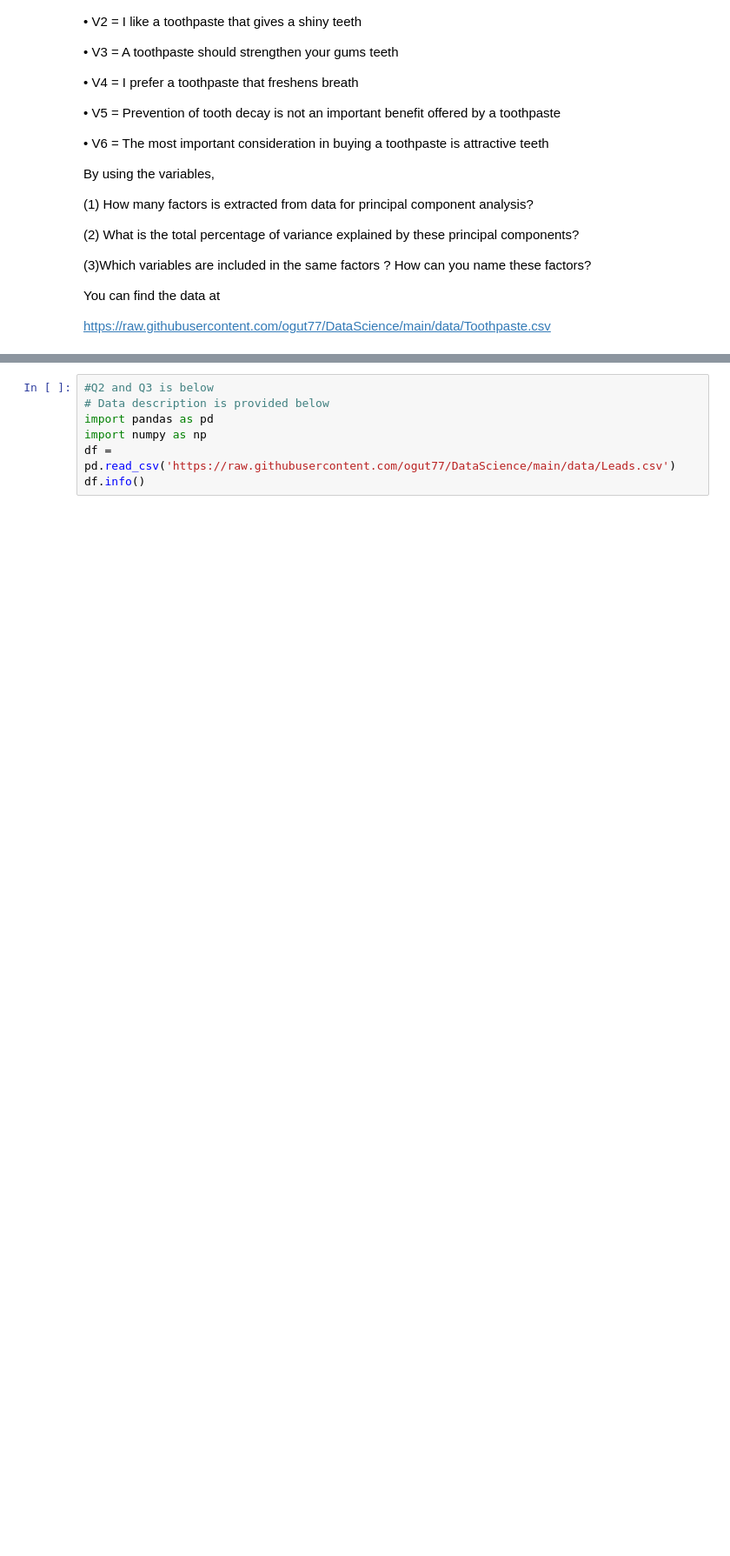
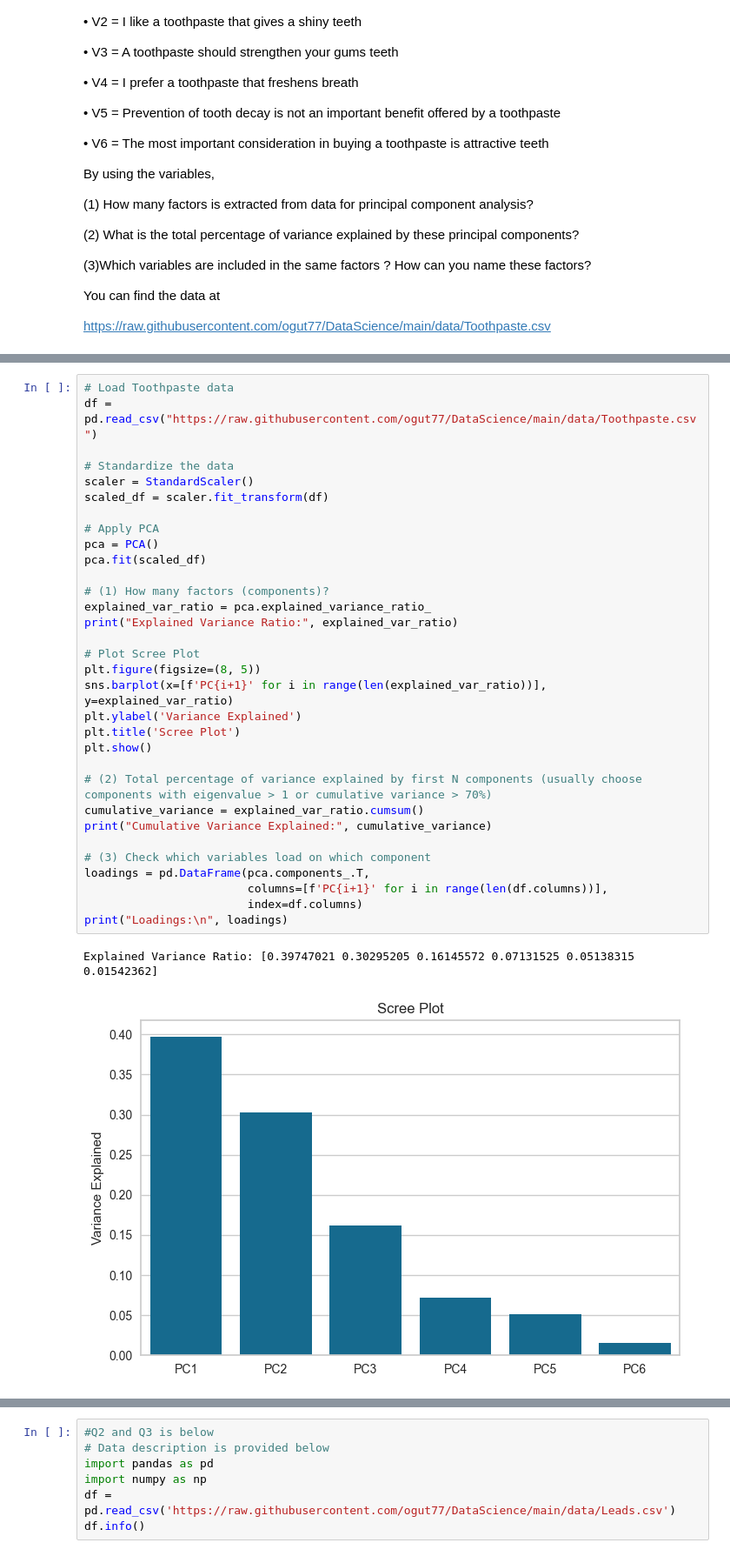
Before and after one commit to gulshan18090/Data-Science-Course, a Jupyter notebook: Homework8V5.ipynb, the cells around one changed output, grey strips where cells are left out. Shown at 87% size. Drawn from its saved outputs; the diff is of its cells as text; blank space fills up the shorter version.

```diff
--- a/Homework8V5.ipynb
+++ b/Homework8V5.ipynb
@@ -28,0 +38,35 @@ https://raw.githubusercontent.com/ogut77/DataScience/main/data/Toothpaste.csv
+# %%
+# Load Toothpaste data
+df = pd.read_csv("https://raw.githubusercontent.com/ogut77/DataScience/main/data/Toothpaste.csv")
+
+# Standardize the data
+scaler = StandardScaler()
+scaled_df = scaler.fit_transform(df)
+
+# Apply PCA
+pca = PCA()
+pca.fit(scaled_df)
+
+# (1) How many factors (components)?
+explained_var_ratio = pca.explained_variance_ratio_
+print("Explained Variance Ratio:", explained_var_ratio)
+
+# Plot Scree Plot
+plt.figure(figsize=(8, 5))
+sns.barplot(x=[f'PC{i+1}' for i in range(len(explained_var_ratio))], y=explained_var_ratio)
+plt.ylabel('Variance Explained')
+plt.title('Scree Plot')
+plt.show()
+
+# (2) Total percentage of variance explained by first N components (usually choose components with eigenvalue > 1 or cumulative variance > 70%)
+cumulative_variance = explained_var_ratio.cumsum()
+print("Cumulative Variance Explained:", cumulative_variance)
+
+# (3) Check which variables load on which component
+loadings = pd.DataFrame(pca.components_.T,
+                        columns=[f'PC{i+1}' for i in range(len(df.columns))],
+                        index=df.columns)
+print("Loadings:\n", loadings)
+# %% [output]
+Explained Variance Ratio: [0.39747021 0.30295205 0.16145572 0.07131525 0.05138315 0.01542362]
+[figure, added]
```
Also changed, not shown: parts of 8 cells of this notebook.
